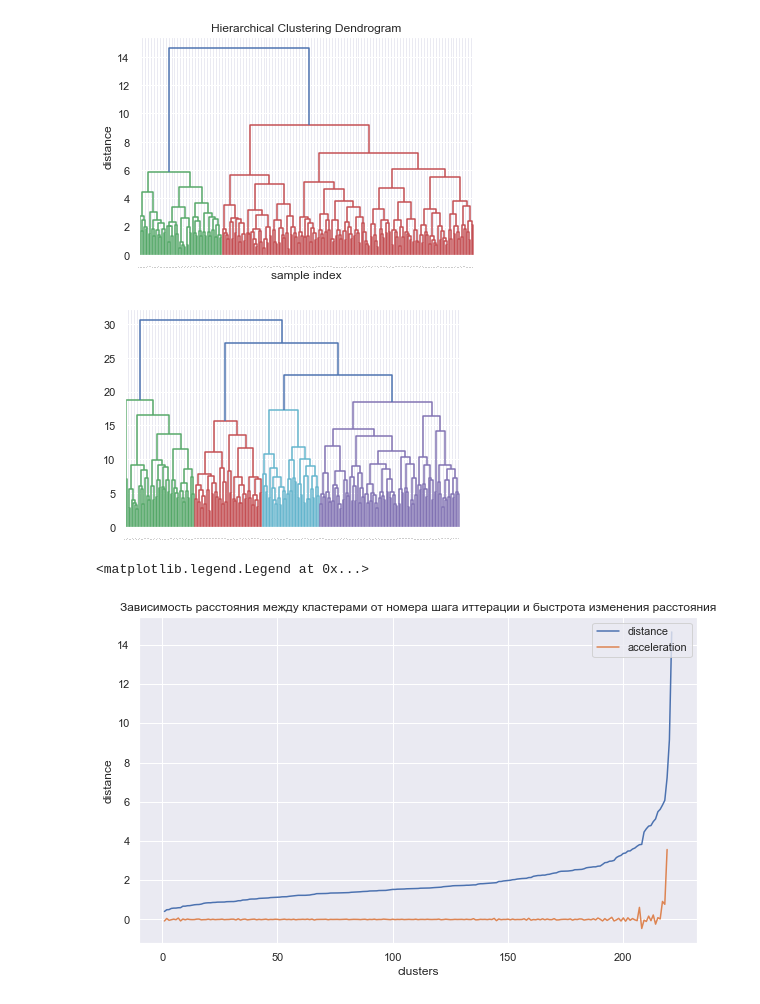
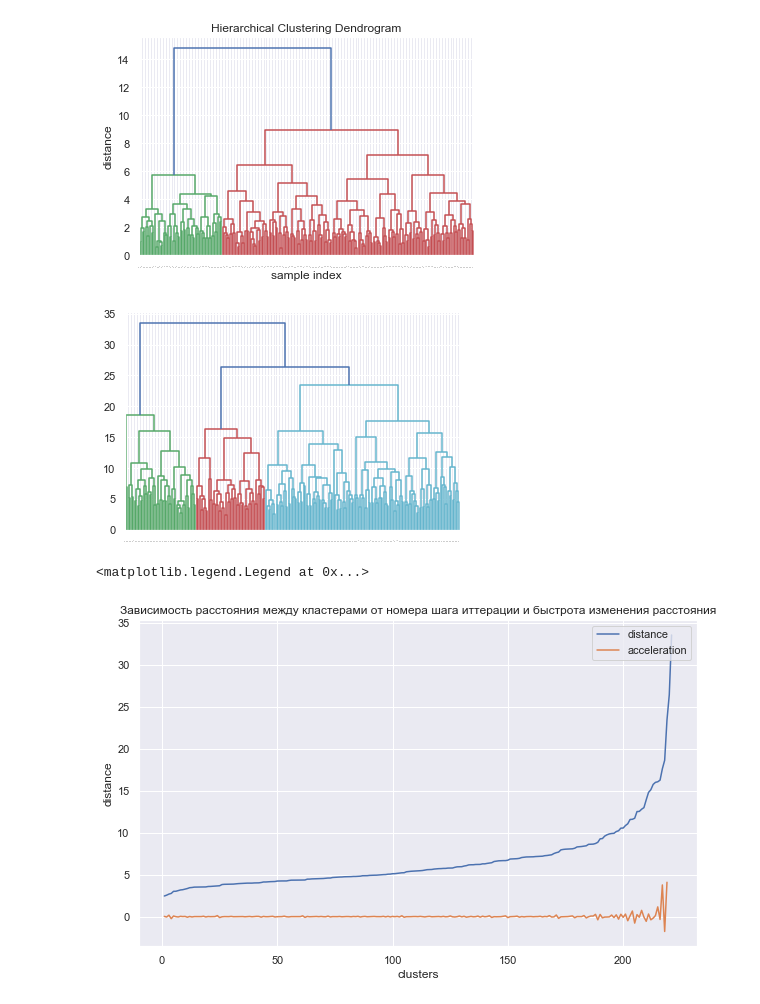
Before and after one commit to ani231990/-est_Statistics, a Jupyter notebook: Кластеризация_П.ipynb, the cells around one changed output. Cells and saved outputs as stored; diff of their text form; code cells hidden in the pictures.

```diff
--- a/Кластеризация_П.ipynb
+++ b/Кластеризация_П.ipynb
@@ -53,7 +53,7 @@ from sklearn.manifold import TSNE
 #27.Ассессмент_Структура урока
 #28.Ассессмент_Работа с учеником
 # %%
-df = pd.read_excel(r'C:\Users\79035\clustering_of_teachers.xlsx')
+df = pd.read_excel(r'C:\Users\79035\clustering_of_teachers.xlsx', sheet_name = 'final')
 df = df[(df['Исключить'] == 'Нет')]
 # %%
 # Обработка отдельных столбцов
@@ -77,7 +77,7 @@ df['Страна (1-RU)'] = df['Страна'].map(lambda x: 1 if x == 'RU' else
 # Обработка возрастов. Разбиваем возраста на группы, с приблизительно одинаковым кол-ом П в каждой группе.
 # Кол-во групп можно менять.
 
-n = 5
+n = 3
 age_intervals = np.array_split(sorted(df['Возраст П (лет)'].values), n)
 def get_age_interval_index(age, intervals):
     for i in range(0, len(intervals)):
@@ -90,8 +90,11 @@ df['Возраст (разбивка)'] = df['Возраст П (лет)'].map(l
 #Обработка городов. Чтобы значения этого признака можно было сравнивать между собой, каждому региону присвоено общее число П,
 #входящих в этот регион, и взят от этого числа логарифм, чтобы сгладить разницу между крупными и мелкими значениями.
 
-log_city = df[['Город', 'teacher_id']].groupby(['Город']).count()
+log_city = df[['Город', 'teacher_id']].copy()
+log_city.drop_duplicates(inplace = True)
+log_city = log_city.groupby(['Город']).count()
 log_city['log(кол-во П в городе)'] = np.log(log_city['teacher_id'])
+log_city.rename(columns={'old_name_1': 'new_name_1', 'old_name_2': 'new_name_2'}, inplace=True)
 df2 = pd.merge(df, log_city[['log(кол-во П в городе)']], on = 'Город')
 
 #for x in df2.columns:
@@ -132,6 +135,7 @@ df_var = df2[['teacher_id',
             'Количество проведённых уроков',
             'Дисциплина',
             'Потерянные студенты',
+            'Retention',
             'Ассессмент_процент',
             'Асcессмент_Общие уроки',
             'Ассессмент_Структура урока',
@@ -238,39 +242,46 @@ plt.title('Hierarchical Clustering Dendrogram')
 plt.xlabel('sample index')
 plt.ylabel('distance')
 dn_norm = dendrogram(link_norm, orientation = "top", leaf_font_size = 0)
+
+#Метод Врда - сначала в обоих кластерах для всех имеющихся
+#наблюдений производится расчёт средних значений отдельных переменных.
+#Затем вычисляются квадраты евклидовых расстояний от отдельных наблюдений
+#каждого кластера до этого кластерного среднего значения. Эти дистанции
+#суммируются. Потом в один новый кластер объединяются те кластеры, которые
+#дают наименьший прирост общей суммы дистанций.
 # %% [output]
-[figure, old version]
+[figure, new version]
 # %%
 # Дендрограмма для z-нормализации
-# Кажется, что МаксМин нормализация дает более хороший результат (расстояния между кластерами выходят больше)
-# По обоим дедрограммам выходит 4-5 кластеров.
-# В дальнейшем будем работать с МаксМин-нормализацией.
+# Кажется, что z-нормализация дает более хороший результат (расстояния между кластерами выходят больше)
+# По обоим дедрограммам выходит 3-4 кластеров.
+# В дальнейшем будем работать с z-нормализацией.
 
 link_znorm = linkage(df_for_clust_znorm, 'ward', 'euclidean')
 dn_znorm = dendrogram(link_znorm, orientation = "top", leaf_font_size = 0)
 # %% [output]
-[figure, old version]
+[figure, new version]
 # %%
 #На графике показана зависимость расстояния между кластерами
 #от номера шага итерации, на котором два ближайших кластера объединяются в новый.
 #Оранжевая линия показывает, как меняется ускорение - быстрота изменения расстояния между объединяемыми кластерами.
 
-last = link_norm[-300::, 2]
+last = link_znorm[-300::, 2]
 last_rev = last[::1]
 idxs = np.arange(1, len(last) + 1)
 plt.figure(figsize=(10, 6))
 plt.plot(idxs, last_rev, label = 'distance')
 acceleration = np.diff(last, 2)
 acceleration_rev = acceleration[::1]
 plt.plot(idxs[:-2], acceleration_rev, label='acceleration')
 
 plt.title('Зависимость расстояния между кластерами от номера шага иттерации и быстрота изменения расстояния')
 plt.xlabel('clusters')
 plt.ylabel('distance')
 plt.legend(loc='upper right')
 # %% [output]
 <matplotlib.legend.Legend at 0x...>
-[figure, old version]
+[figure, new version]
 # %%
 #Добавим к данным колонку cluster.
 #Для этого используем функцию fcluster.
```
Also changed, not shown: parts of 6 cells of this notebook, 1 other file.
